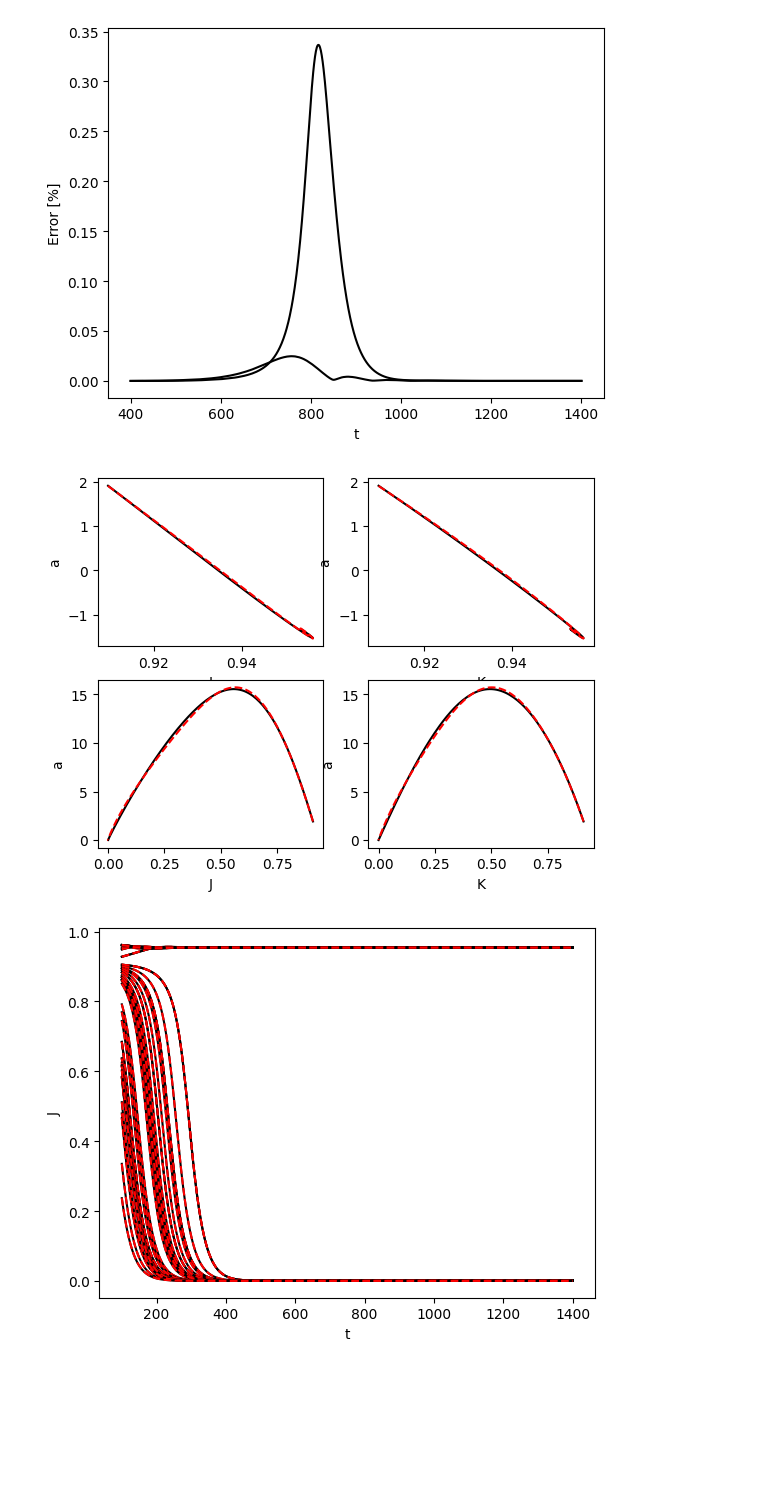
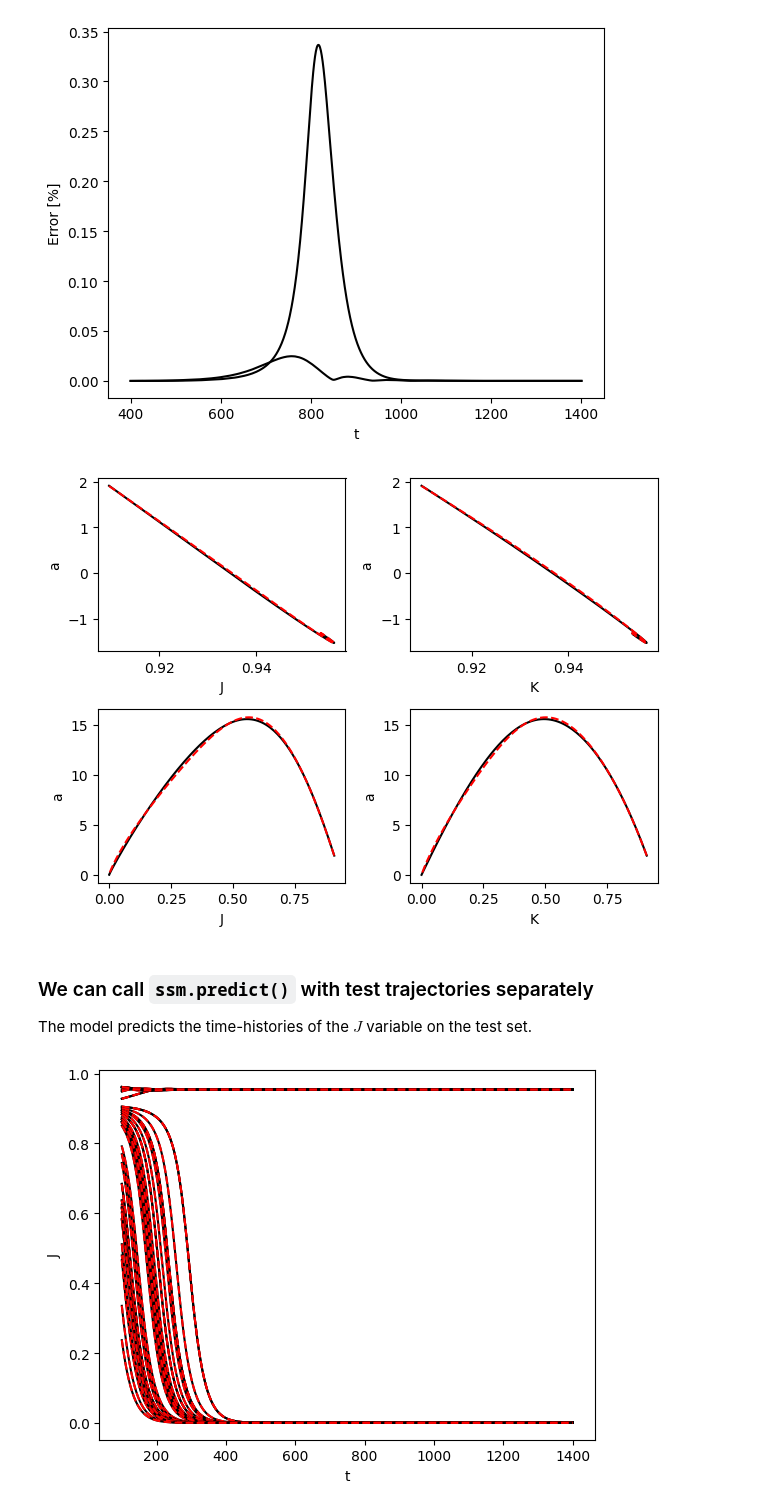
Before and after one commit to haller-group/SSMLearnPy, a Jupyter notebook: examples/couetteflow/couetteflowRe135.ipynb, the cells around one changed output. Cells and saved outputs as stored; diff of their text form; code cells hidden in the pictures; blank space fills up the shorter version.

````diff
--- a/examples/couetteflow/couetteflowRe135.ipynb
+++ b/examples/couetteflow/couetteflowRe135.ipynb
@@ -90,33 +142,37 @@ plt.show()
 # %%
 t_predict = ssm.predictions['time']
 x_predict = ssm.predictions['observables']
 e_predict = ssm.predictions['errors']
 
 fig = plt.figure()
 n_coord, idx_coord, c_plot = 2, 1, 0
 x_labels = ['J', 'K']
 for i_traj in range(n_traj_train):
     for i_coord in range(n_coord):
         c_plot = c_plot + 1
         ax = fig.add_subplot(n_coord, n_traj_train, c_plot)
         ax.plot(
             x_reduced_train[i_traj][i_coord,:],
             x_full_train[i_traj][idx_coord,:],
             'k'
         )
 
         ax.plot(
             x_reduced_train[i_traj][i_coord,:],
             x_predict[i_traj][idx_coord,:],
             'r--'
         )
 
         ax.set_xlabel(x_labels[i_coord])
         ax.set_ylabel("a")
-
+plt.tight_layout()
 plt.show()
 # %% [output]
-[figure, old version]
+[figure, new version]
+# %% [markdown]
+### We can call ```ssm.predict()``` with test trajectories separately
+
+The model predicts the time-histories of the $J$ variable on the test set.
 # %%
 test_predictions = ssm.predict(t = t_test, x = x_full_test, x_reduced = x_reduced_test)
 # %%
````
Also changed, not shown: parts of 5 cells of this notebook, 1 other file.
